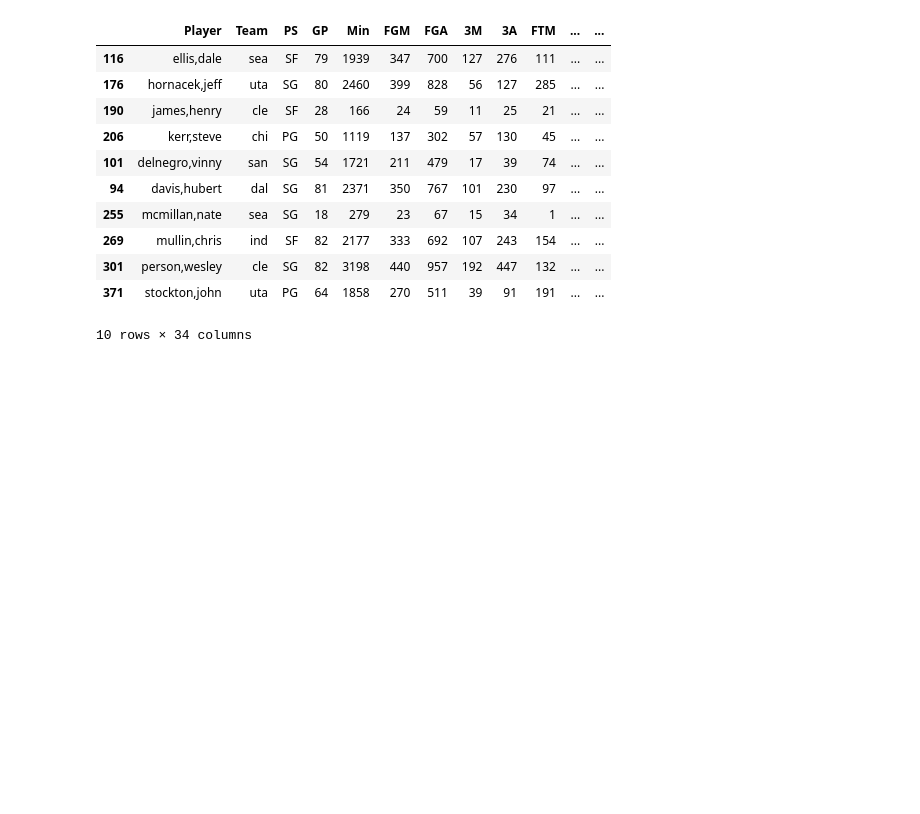
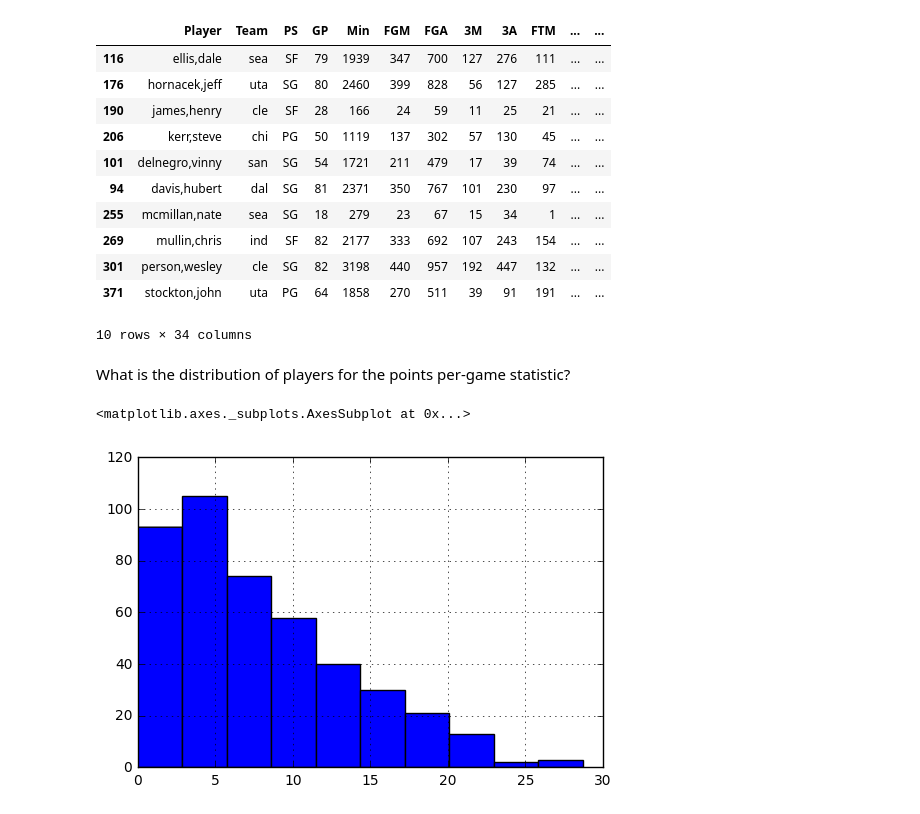
Before and after one commit to dsw88/data-science-tools-fun, a Jupyter notebook: basketball/basketball.ipynb, the cells around one changed output. Cells and saved outputs as stored; diff of their text form; code cells hidden in the pictures; blank space fills up the shorter version.

Commit message:
Add histogram for ppg

```diff
--- a/basketball/basketball.ipynb
+++ b/basketball/basketball.ipynb
@@ -63,3 +63,11 @@ df[df['3A'] > 20].sort_values(by=['threePtPct'], ascending=False).head(10)
 | 301 | person,wesley | cle | SG | 82 | 3198 | 440 | 957 | 192 | 447 | 132 | ... | ... |
 | 371 | stockton,john | uta | PG | 64 | 1858 | 270 | 511 | 39 | 91 | 191 | ... | ... |
 10 rows × 34 columns
+# %% [markdown]
+What is the distribution of players for the points per-game statistic?
+# %%
+%matplotlib inline
+df['ppg'].hist()
+# %% [output]
+<matplotlib.axes._subplots.AxesSubplot at 0x...>
+[figure, added]
```
